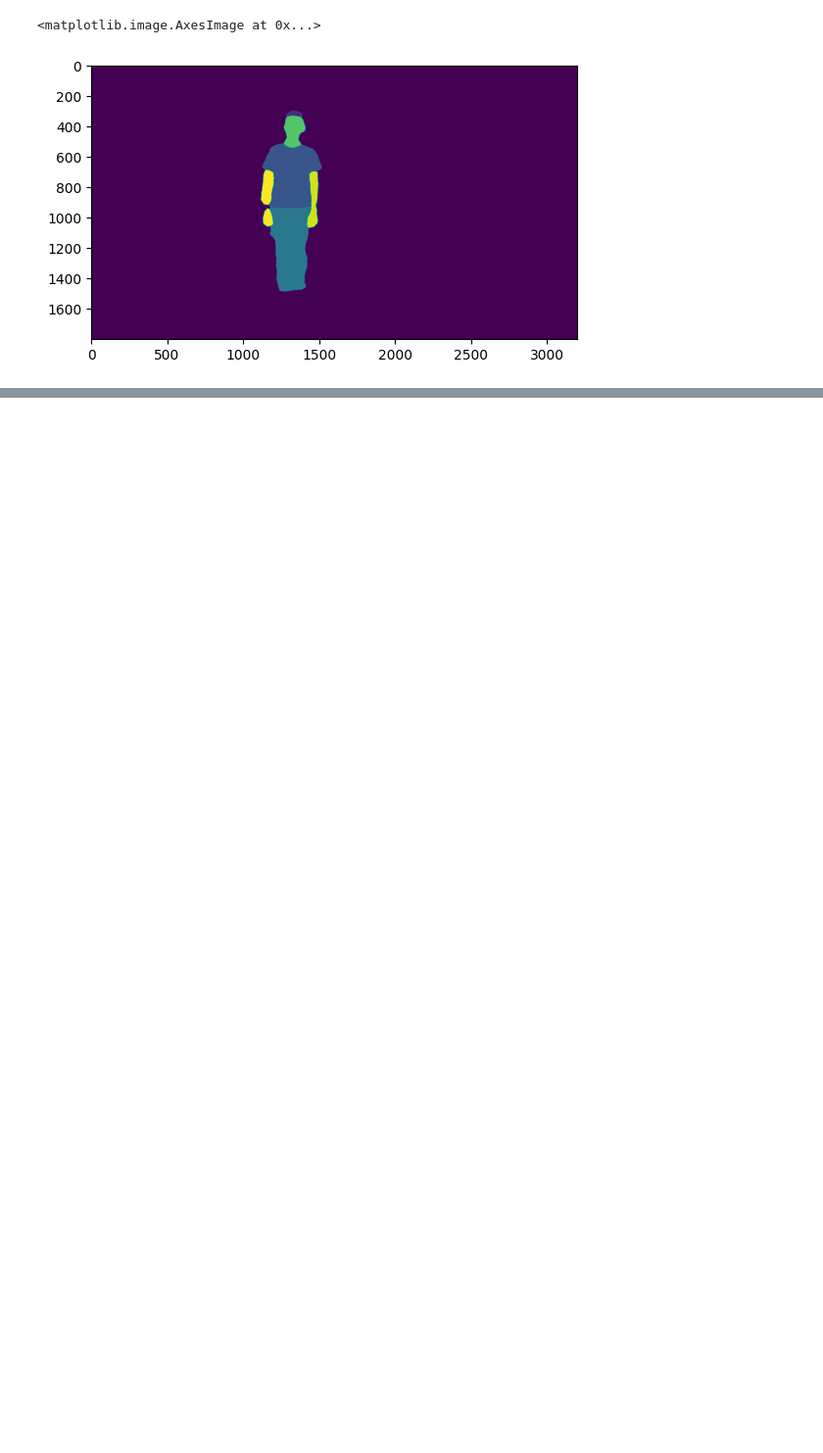
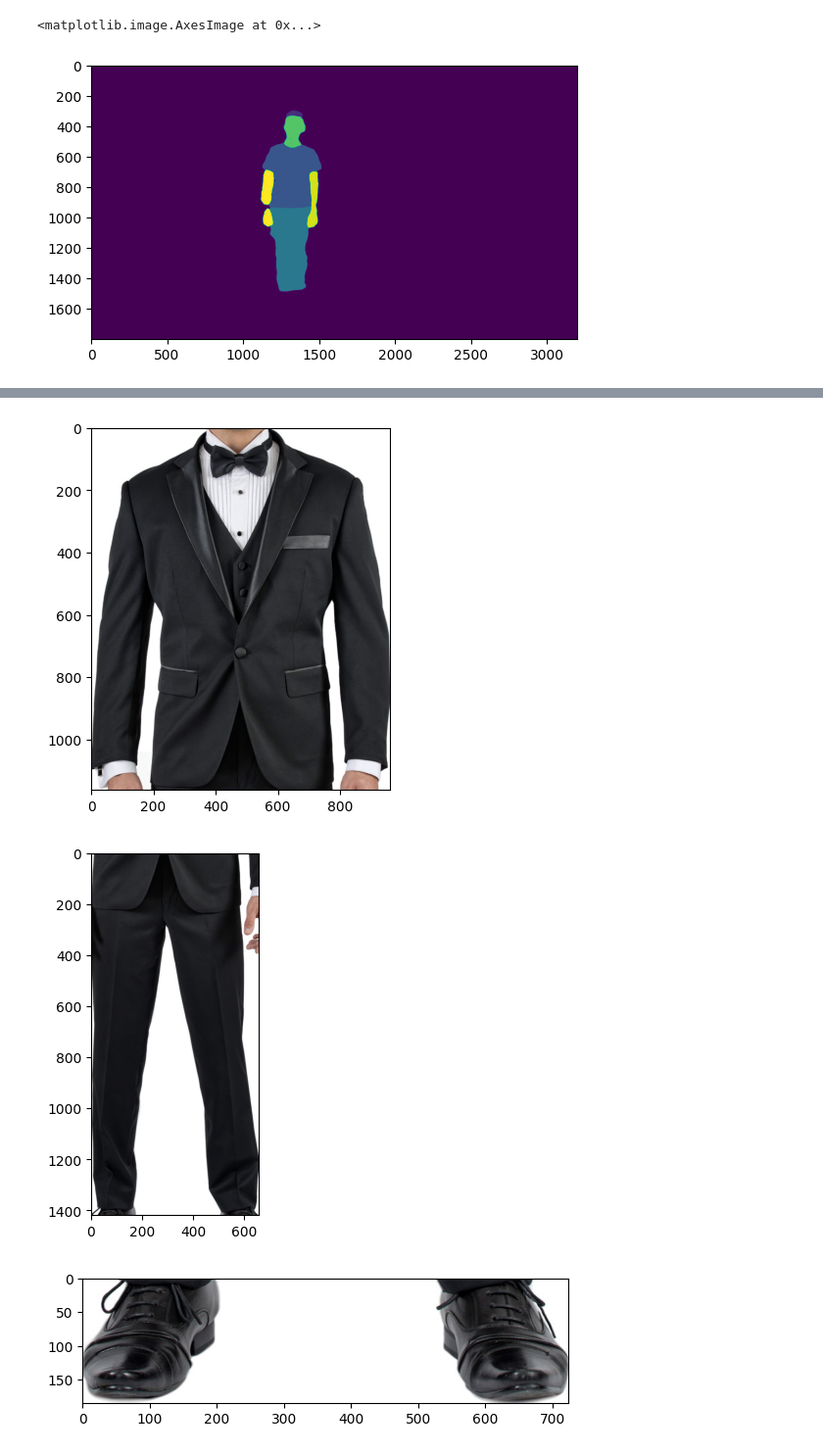
Before and after one commit to tatsimba/hackathon2023, a Jupyter notebook: image-segmenation-notebook/image-segmentation.ipynb, the cells around one changed output, grey strips where cells are left out. Shown at 98% size. Drawn from its saved outputs; the diff is of its cells as text; code cells hidden in the pictures; blank space fills up the shorter version.

```diff
--- a/image-segmenation-notebook/image-segmentation.ipynb
+++ b/image-segmenation-notebook/image-segmentation.ipynb
@@ -176,0 +255,16 @@ plt.show()
+# %%
+cropped_shirt = image.crop((shirt['x'], shirt['y'], shirt['x'] + shirt['w'], shirt['y'] + shirt['h']))
+cropped_pants = image.crop((pants['x'], pants['y'], pants['x'] + pants['w'], pants['y'] + pants['h']))
+cropped_shoes = image.crop((shoes['x'], shoes['y'], shoes['x'] + shoes['w'], shoes['y'] + shoes['h']))
+
+# Show the cropped images
+plt.imshow(cropped_shirt)
+plt.show()
+plt.imshow(cropped_pants)
+plt.show()
+plt.imshow(cropped_shoes)
+plt.show()
+# %% [output]
+[figure, added]
+[figure, added]
+[figure, added]
```
Also changed, not shown: parts of 6 cells of this notebook, 1 other file.
